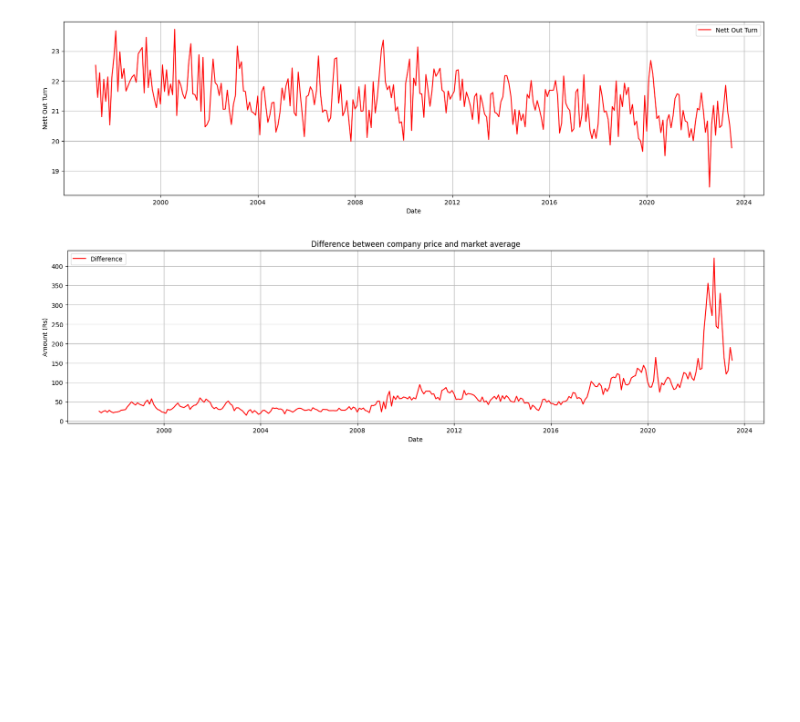
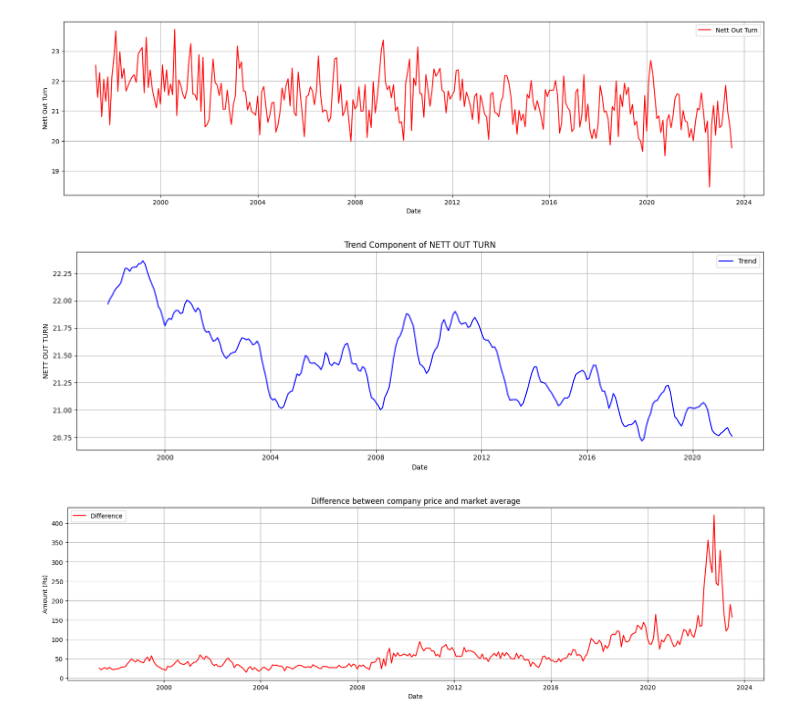
Before and after one commit to NishanD21/Time-Series-Analysis-on-Tea-Production, a Jupyter notebook: net_sale_arima_2.ipynb, the cells around one changed output. Saved outputs shown, nothing was run; the diff lists cells and outputs as text; code cells hidden in the pictures; blank space fills up the shorter version.

```diff
--- a/net_sale_arima_2.ipynb
+++ b/net_sale_arima_2.ipynb
@@ -131,6 +131,24 @@ plt.legend(loc='best')
 plt.grid()
 # %% [output]
 [figure]
+# %%
+from statsmodels.tsa.seasonal import seasonal_decompose
+
+# Decompose the time series
+snl = seasonal_decompose(df['NETT OUT TURN'], model='additive', period=12)
+
+# Plot only the trend component
+plt.figure(figsize=(15, 5))
+plt.plot(snl.trend, label='Trend', color='blue')
+plt.title('Trend Component of NETT OUT TURN')
+plt.xlabel('Date')
+plt.ylabel('NETT OUT TURN')
+plt.legend()
+plt.grid(True)
+plt.tight_layout()
+plt.show()
+# %% [output]
+[figure, added]
 # %%
 # plotting difference between company price and market average.
 
```
Also changed, not shown: parts of 3 cells of this notebook, 1 other file.
